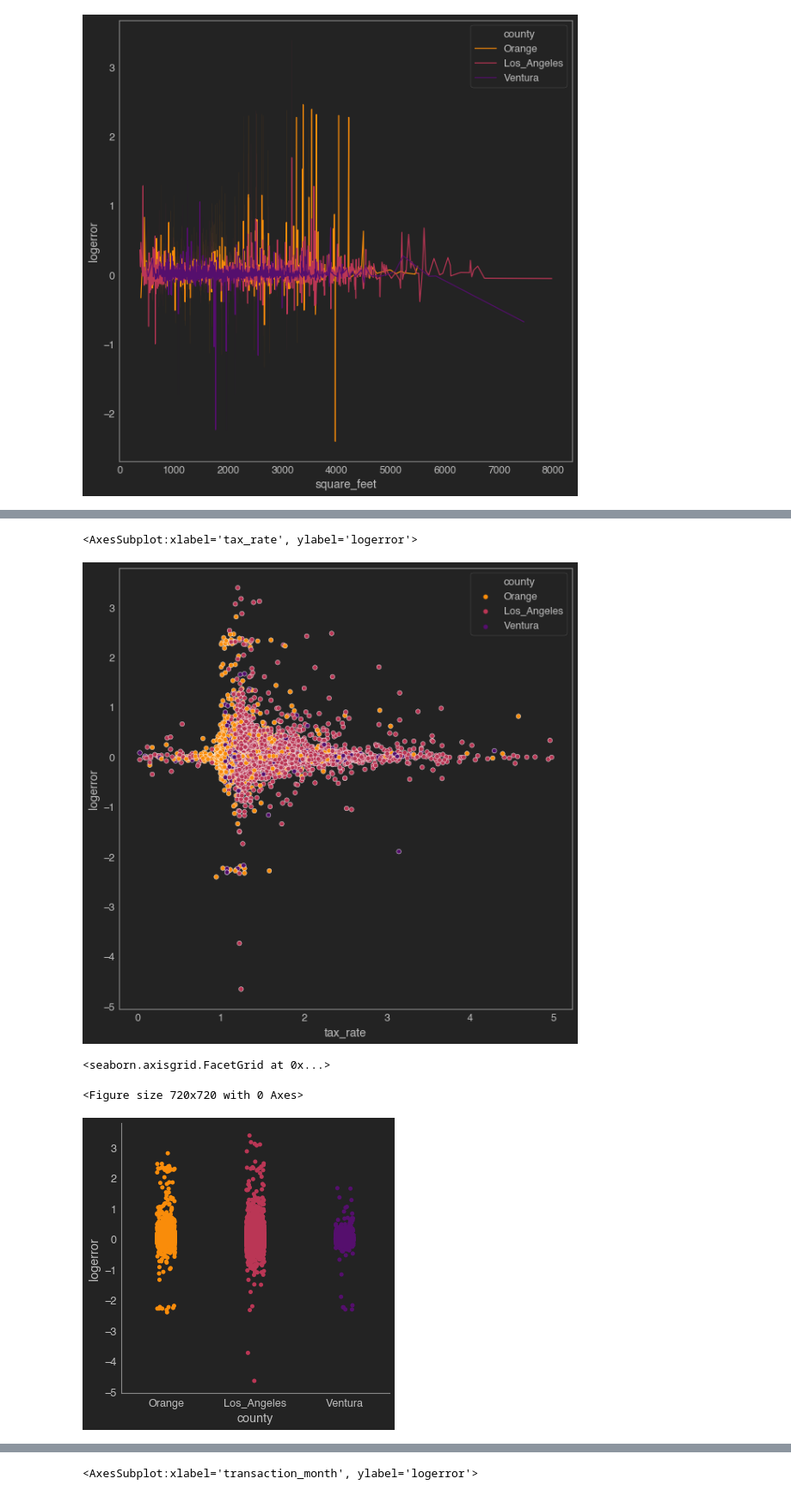
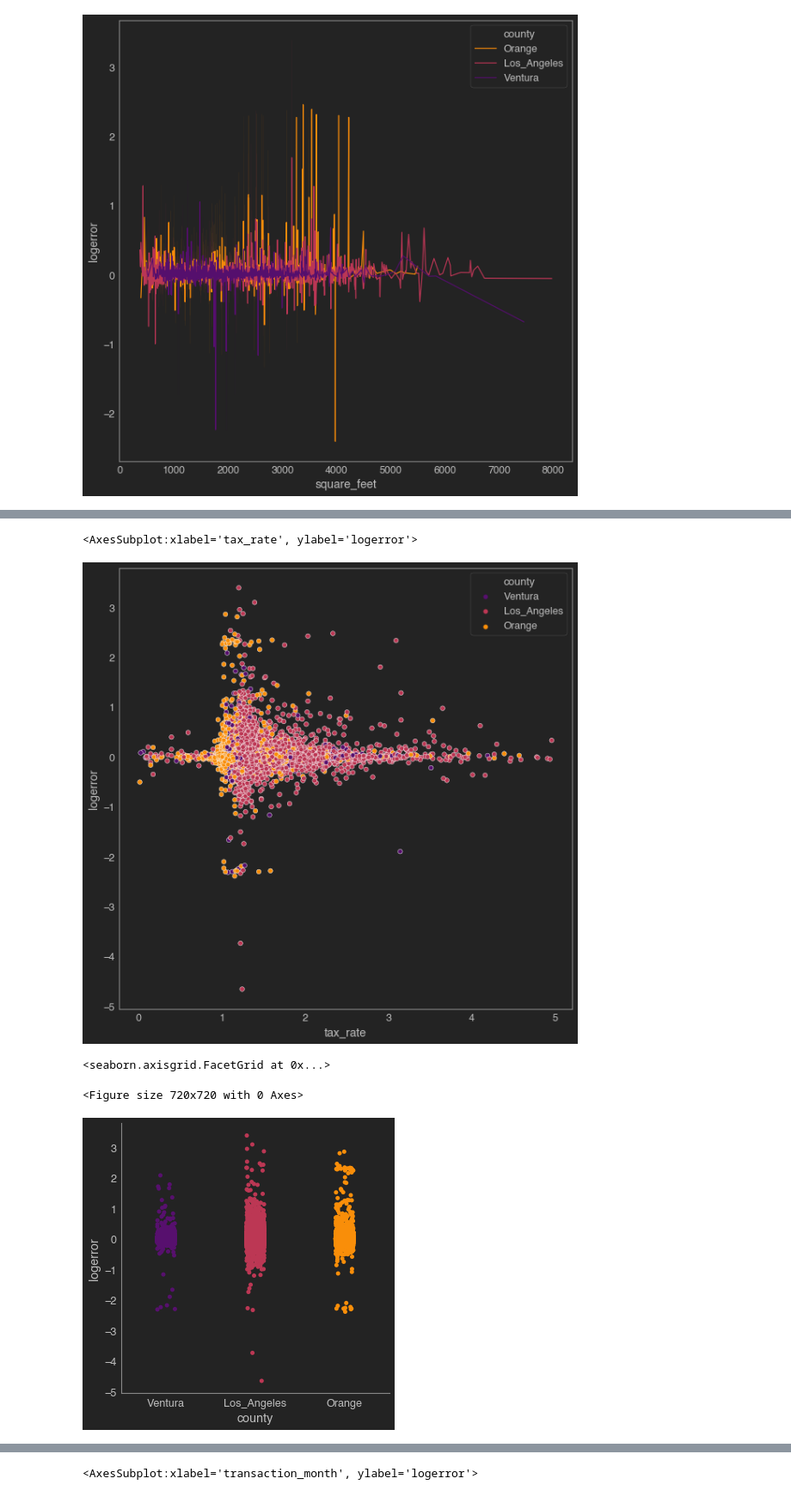
Before and after one commit to Ken-Alviola/clustering-exercises, a Jupyter notebook: explore_zillow.ipynb, the cells around one changed output, grey strips where cells are left out. Shown at 86% size. Drawn from its saved outputs; the diff is of its cells as text; code cells hidden in the pictures.

```diff
--- a/explore_zillow.ipynb
+++ b/explore_zillow.ipynb
@@ -190,7 +190,7 @@ df.buildingqualitytypeid.value_counts()
 2.0         3
 Name: buildingqualitytypeid, dtype: int64
 # %%
-train, validate, test = split_zillow(df,stratify_by='logerror_class')
+train, validate, test = split_zillow(df,stratify_by='county')
 # %%
 binary_vars = ['built_after_1970']
 categorical_vars = ['logerror_class', 'county',
@@ -410,15 +403,15 @@ sns.scatterplot(data=train, x='bathrooms',y='logerror', hue='county', palette='i
 # %%
 plt.figure(figsize=[10,10])
-sns.scatterplot(data=train[train.tax_rate < 5.0], x='tax_rate',y='logerror', hue='county', palette='inferno_r')
+sns.scatterplot(data=train[train.tax_rate < 5.0], x='tax_rate',y='logerror', hue='county', palette='inferno')
 # %% [output]
 <AxesSubplot:xlabel='tax_rate', ylabel='logerror'>
-[figure, old version]
+[figure, new version]
 # %%
 plt.figure(figsize=[10,10])
-sns.catplot(data=train, x='county',y='logerror', hue='county', palette='inferno_r')
+sns.catplot(data=train, x='county',y='logerror', hue='county', palette='inferno')
 # %% [output]
 <seaborn.axisgrid.FacetGrid at 0x...>
 <Figure size 720x720 with 0 Axes>
-[figure, old version]
+[figure, new version]
 # %%
 plt.figure(figsize=[10,10])
```
Also changed, not shown: parts of 36 cells of this notebook.
